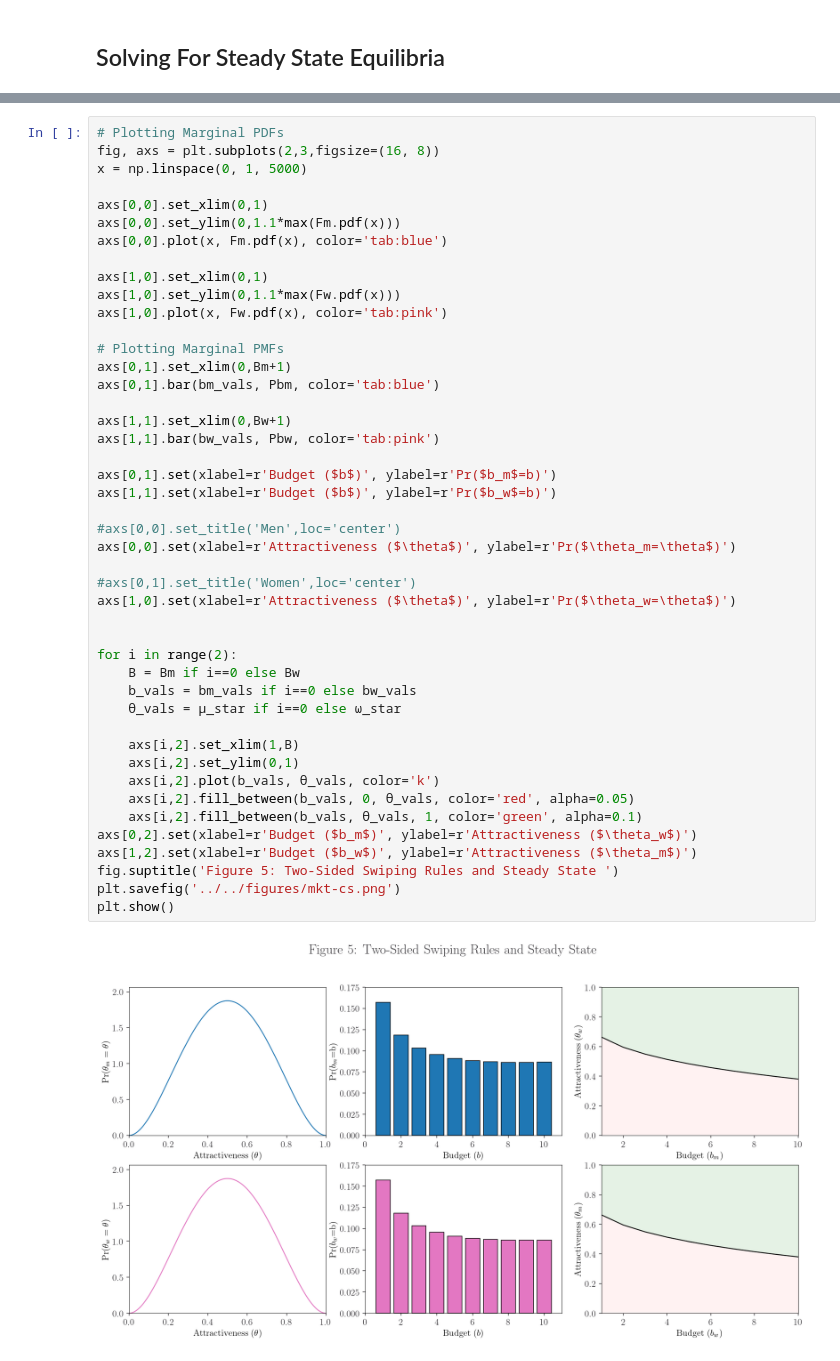
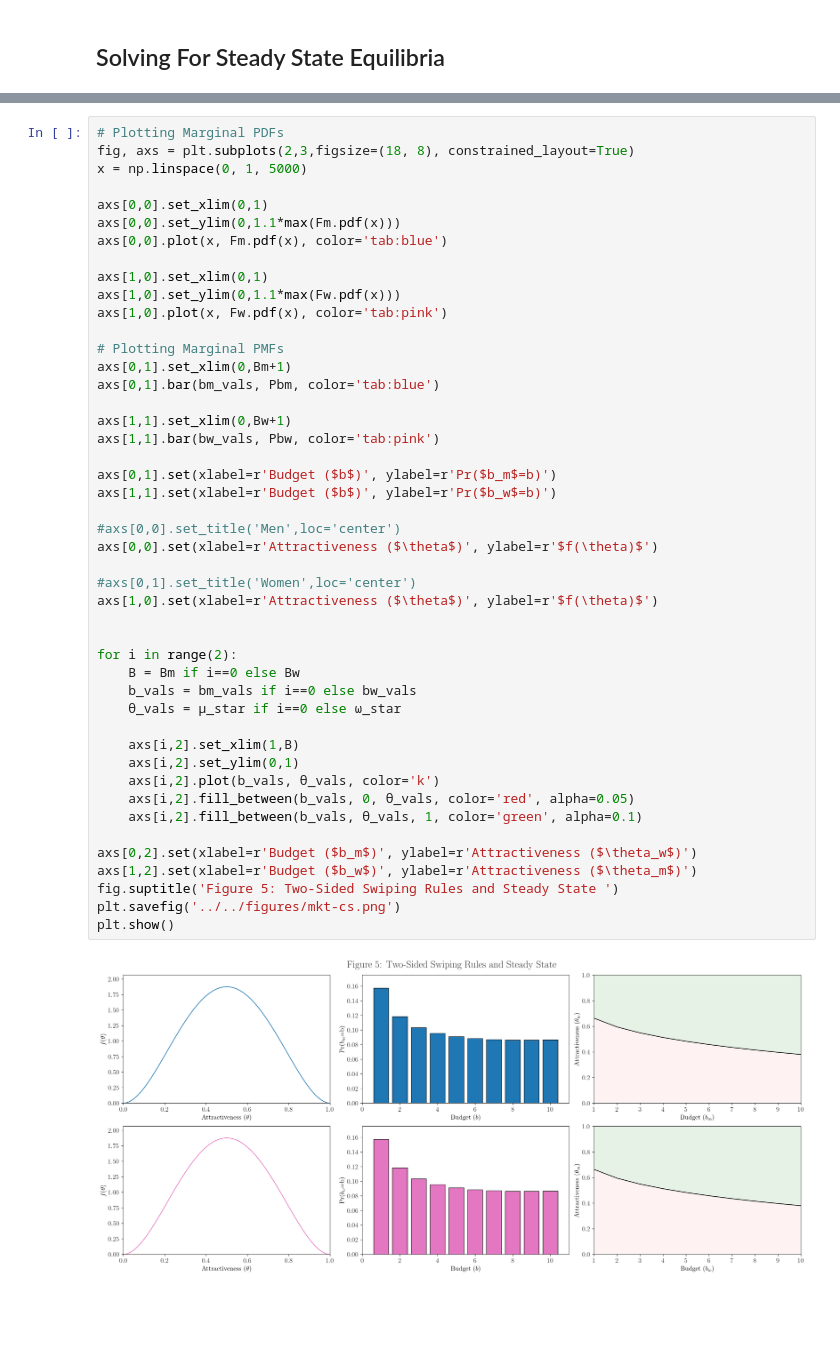
Before and after one commit to patohdzs/project-swipe, a Jupyter notebook: code/final-model/solution.ipynb, the cells around one changed output, grey strips where cells are left out. Drawn from its saved outputs; the diff is of its cells as text; blank space fills up the shorter version.

```diff
--- a/code/final-model/solution.ipynb
+++ b/code/final-model/solution.ipynb
@@ -194,7 +194,7 @@ Alphas:  0.97 0.97
 Average Pr(right-swipe):  0.49 0.49
 # %%
 # Plotting Marginal PDFs
-fig, axs = plt.subplots(2,3,figsize=(16, 8))
+fig, axs = plt.subplots(2,3,figsize=(18, 8), constrained_layout=True)
 x = np.linspace(0, 1, 5000)
 
 axs[0,0].set_xlim(0,1)
@@ -209,33 +209,34 @@ axs[1,0].plot(x, Fw.pdf(x), color='tab:pink')
 axs[0,1].set_xlim(0,Bm+1)
 axs[0,1].bar(bm_vals, Pbm, color='tab:blue')
 
 axs[1,1].set_xlim(0,Bw+1)
 axs[1,1].bar(bw_vals, Pbw, color='tab:pink')
 
 axs[0,1].set(xlabel=r'Budget ($b$)', ylabel=r'Pr($b_m$=b)')
 axs[1,1].set(xlabel=r'Budget ($b$)', ylabel=r'Pr($b_w$=b)')
 
 #axs[0,0].set_title('Men',loc='center')
-axs[0,0].set(xlabel=r'Attractiveness ($\theta$)', ylabel=r'Pr($\theta_m=\theta$)')
+axs[0,0].set(xlabel=r'Attractiveness ($\theta$)', ylabel=r'$f(\theta)$')
 
 #axs[0,1].set_title('Women',loc='center')
-axs[1,0].set(xlabel=r'Attractiveness ($\theta$)', ylabel=r'Pr($\theta_w=\theta$)')
+axs[1,0].set(xlabel=r'Attractiveness ($\theta$)', ylabel=r'$f(\theta)$')
 
 
 for i in range(2):
     B = Bm if i==0 else Bw
     b_vals = bm_vals if i==0 else bw_vals
     θ_vals = μ_star if i==0 else ω_star
 
     axs[i,2].set_xlim(1,B)
     axs[i,2].set_ylim(0,1)
     axs[i,2].plot(b_vals, θ_vals, color='k')
     axs[i,2].fill_between(b_vals, 0, θ_vals, color='red', alpha=0.05)
     axs[i,2].fill_between(b_vals, θ_vals, 1, color='green', alpha=0.1)
+
 axs[0,2].set(xlabel=r'Budget ($b_m$)', ylabel=r'Attractiveness ($\theta_w$)')
 axs[1,2].set(xlabel=r'Budget ($b_w$)', ylabel=r'Attractiveness ($\theta_m$)')
 fig.suptitle('Figure 5: Two-Sided Swiping Rules and Steady State ')
 plt.savefig('../../figures/mkt-cs.png')
 plt.show()
 # %% [output]
-[figure, old version]
+[figure, new version]
```
Also changed, not shown: parts of 4 cells of this notebook, 8 other files.
